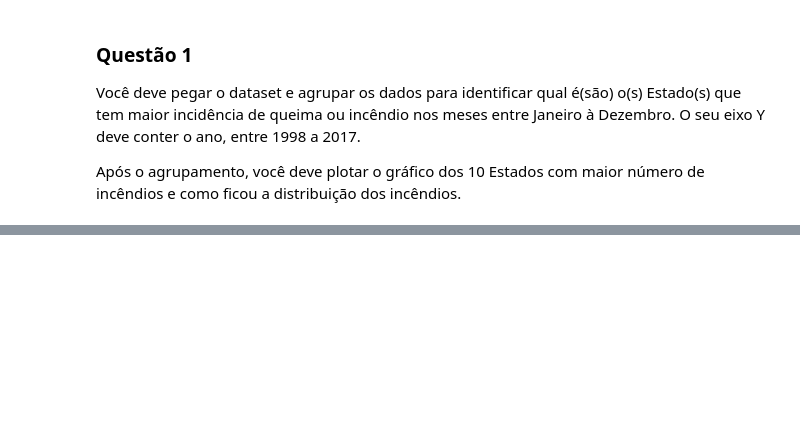
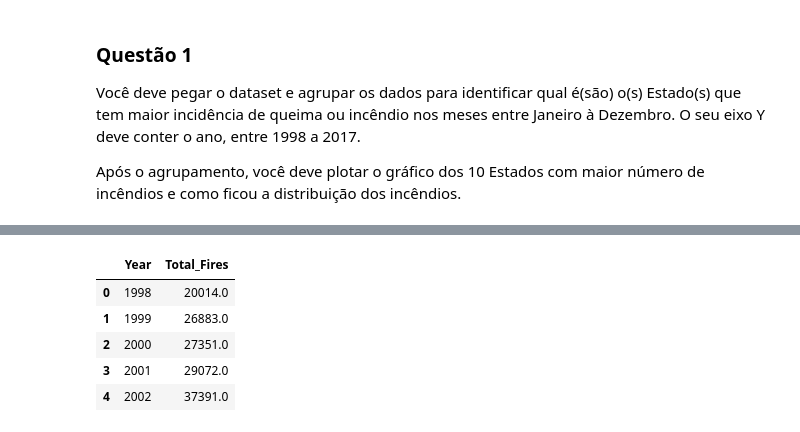
Before and after one commit to paulovpcotta/trabalho2-esta-inf-python, a Jupyter notebook: Trabalho 2 - Análise de Dados e Inferência Estatística com Python.ipynb, the cells around one changed output, grey strips where cells are left out. Saved outputs shown, nothing was run; the diff lists cells and outputs as text; code cells hidden in the pictures; blank space fills up the shorter version.

```diff
--- a/Trabalho 2 - Análise de Dados e Inferência Estatística com Python.ipynb
+++ b/Trabalho 2 - Análise de Dados e Inferência Estatística com Python.ipynb
@@ -50,0 +127,17 @@ Após o agrupamento, você deve plotar o gráfico dos 10 Estados com maior núme
+# %%
+# Criando lista de anos
+years=list(florestas.Year.unique())
+sub_fires_per_year=[]
+for i in years:
+    y=florestas.loc[florestas['Year']==i].Fire_Number.sum().round(0)
+    sub_fires_per_year.append(y)
+fire_year_dic={'Year':years,'Total_Fires':sub_fires_per_year}
+time_plot_1_df=pd.DataFrame(fire_year_dic)
+time_plot_1_df.head(5)
+# %% [output]
+|  | Year | Total_Fires |
+| 0 | 1998 | 20014.0 |
+| 1 | 1999 | 26883.0 |
+| 2 | 2000 | 27351.0 |
+| 3 | 2001 | 29072.0 |
+| 4 | 2002 | 37391.0 |
```
Also changed, not shown: parts of 21 cells of this notebook.
